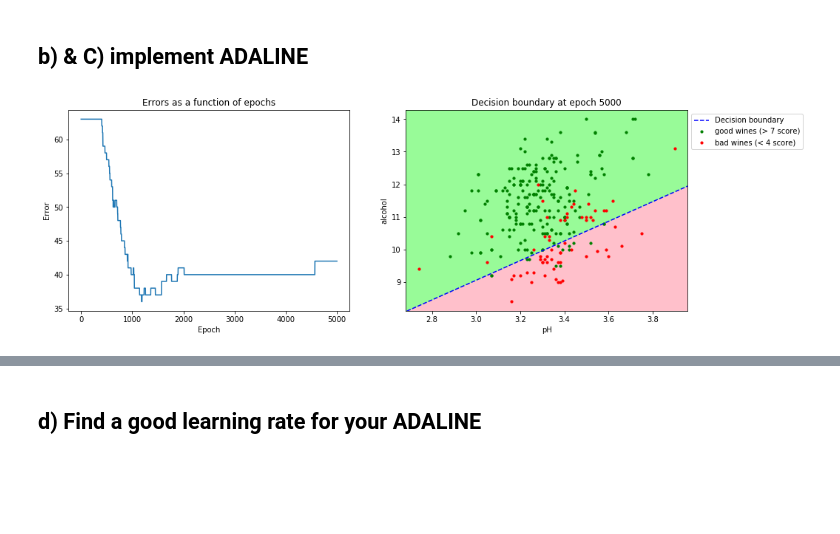
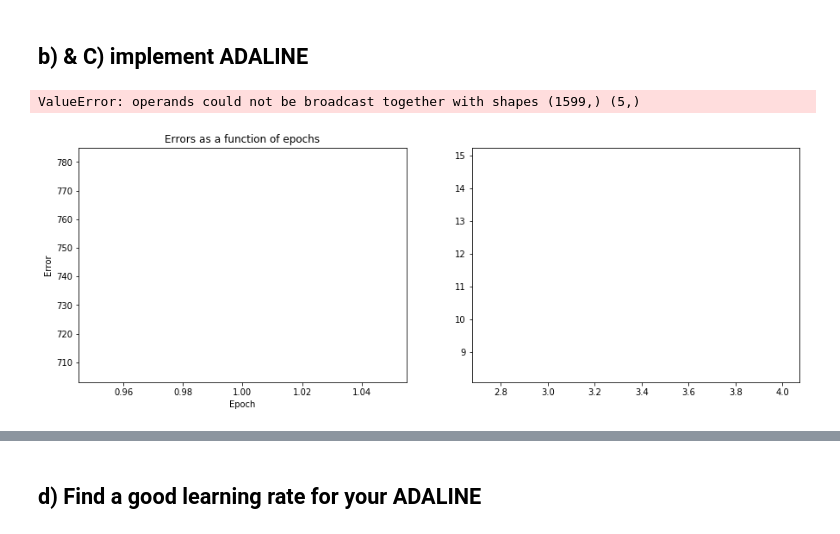
Before and after one commit to juoweichen/SommelierBot, a Jupyter notebook: ft_sommelier-Copy2.ipynb, the cells around one changed output, grey strips where cells are left out. Saved outputs shown, nothing was run; the diff lists cells and outputs as text; code cells hidden in the pictures; blank space fills up the shorter version.

```diff
--- a/ft_sommelier-Copy2.ipynb
+++ b/ft_sommelier-Copy2.ipynb
@@ -119,11 +119,11 @@ def build_target(wine_data, good_thresh, bad_thresh, value=[1, 0]):
     return (target)
 # %%
 class ANN:
-    def ft_dataTDotError(self, data, error):
-        size = data.shape[0]
+    def ft_arrayDotList(self, a, l):
+        size = a.shape[0]
         re = [0 for i in range(size)]
         for i in range(size):
-            re[i] = self.getNetValue(data[i], error)
+            re[i] = self.getNetValue(a[i], l)
         return pd.DataFrame([re]).values[0]
 
     def getNetValue(self, s1, s2):
@@ -389,7 +389,7 @@ class Adaline(ANN):
                     self.weight[1:] += self.lr * (xi * error)
             if (online == False):
                 self.weight[0] += self.lr * sum(error_epoch)
-                self.weight[1:] += self.lr * self.ft_dataTDotError(self.ft_transpose(data), error_epoch)
+                self.weight[1:] += self.lr * self.ft_arrayDotList(self.ft_transpose(data), error_epoch)
             # calculate cost
             for i in range(len(error_epoch)):
                 error_epoch[i] = error_epoch[i] ** 2
@@ -422,14 +422,15 @@ class Adaline(ANN):
                 count += 1
         return count
 # %%
-data = build_data("winequality-red.csv", 'pH', 'alcohol', 7, 4)
-target = build_target("winequality-red.csv", 7, 4, value=[1, -1])
+data = build_data("winequality-red.csv", 'pH', 'alcohol', 6, 5)
+target = build_target("winequality-red.csv", 6, 5, value=[1, -1])
 # %%
-ada1 = Adaline(0.00005, 5000)
+ada1 = Adaline(0.00001, 1)
 performance = ada1.train(data.values, target.values, verbose=False, online=False)
-plot_performace(performance, data, target, 7, 4, -1, save_plot=True)
+plot_performace(performance, data, target, 6, 5, -1, save_plot=True)
 # %% [output]
+ValueError: operands could not be broadcast together with shapes (1599,) (5,)
-[figure, old version]
+[figure, new version]
 # %%
 draw_cost_plot(performance, data, -1, save_plot=False)
 # %% [output]
```
Also changed, not shown: parts of 4 cells of this notebook, 2 other files.
